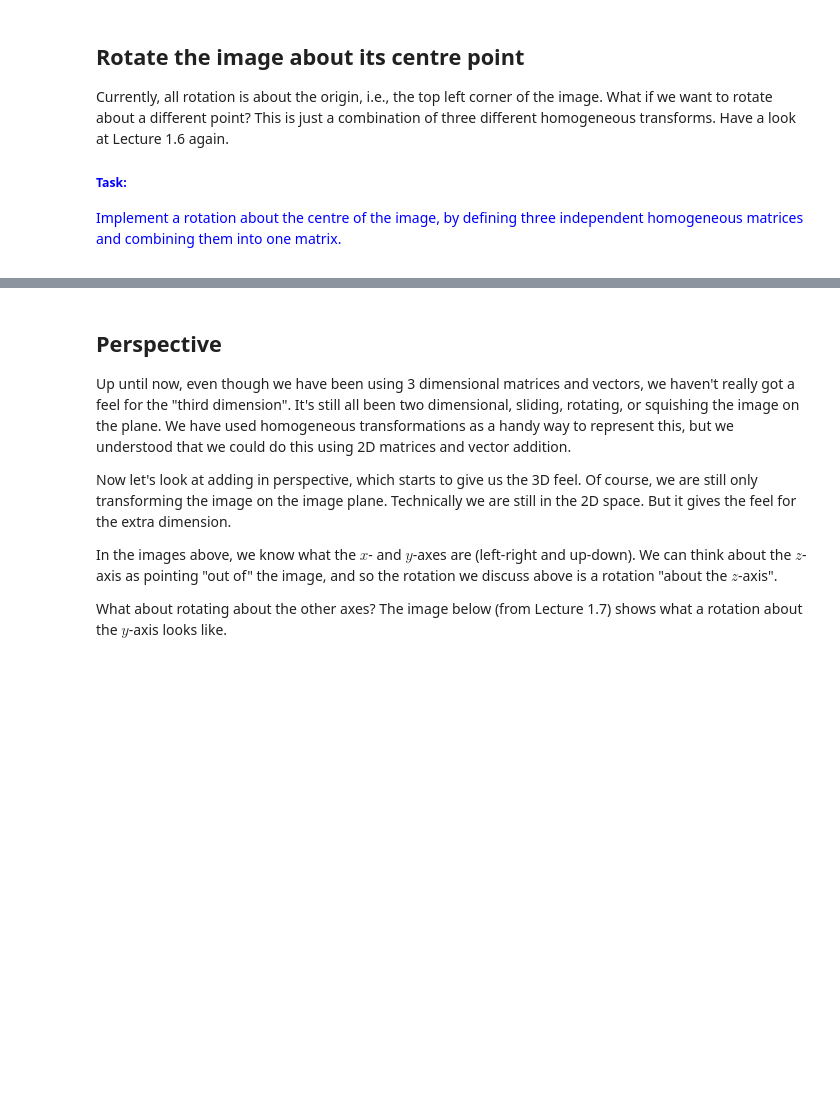
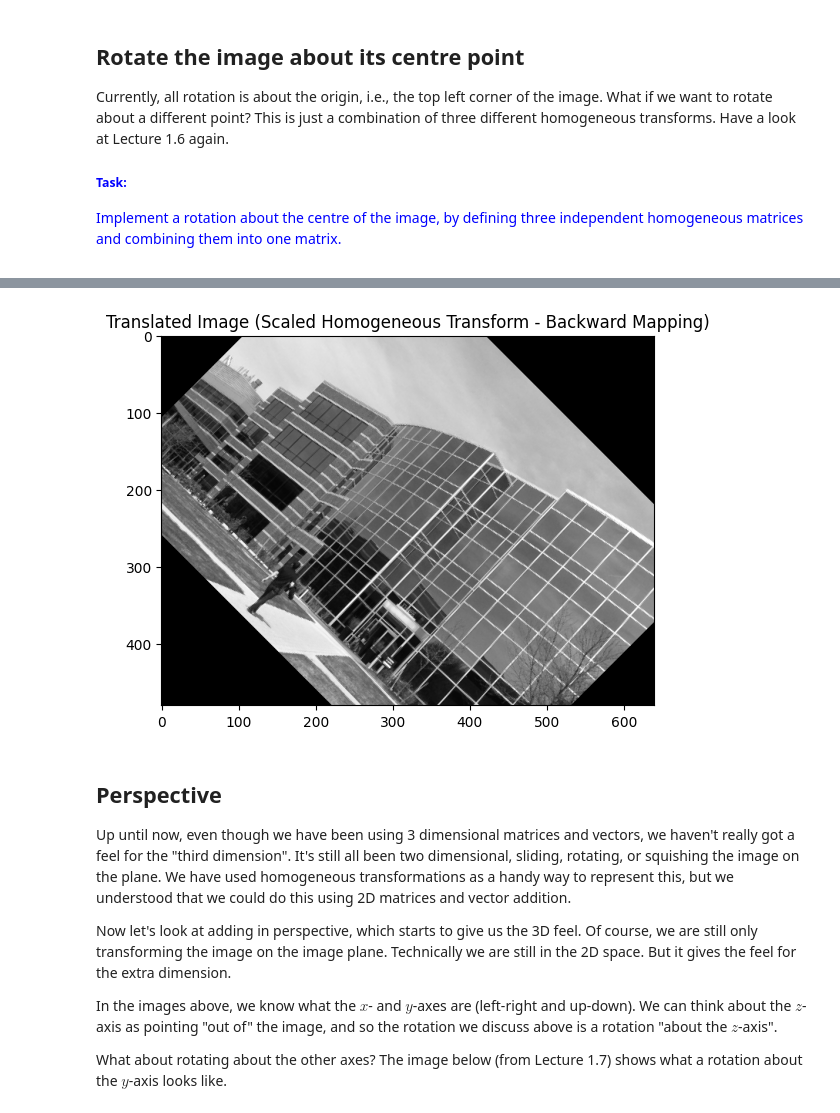
Before and after one commit to JamesBishop1973-coder/JamesB_CE5002_geom_vis, a Jupyter notebook: ETV1/Assignment1b_ProjectiveTransforms_9117504_JB.ipynb, the cells around one changed output, grey strips where cells are left out. Saved outputs shown, nothing was run; the diff lists cells and outputs as text; code cells hidden in the pictures; blank space fills up the shorter version.

Commit message:
added rotation about centre point

```diff
--- a/ETV1/Assignment1b_ProjectiveTransforms_9117504_JB.ipynb
+++ b/ETV1/Assignment1b_ProjectiveTransforms_9117504_JB.ipynb
@@ -446,3 +446,89 @@ Implement a rotation about the centre of the image, by defining three independen
 # %%
 ##################
 # Your code here
+
+# Rotate image about it's centre point.
+
+# Create a new empty image of the size of the original
+img_out = np.zeros(img.shape)
+
+#First find centre point of the image and it's distance from the origin to calculate the translation factors
+center_x = img.shape[1] // 2
+center_y = img.shape[0] // 2
+print(f"Image center: x={center_x}, y={center_y}")
+
+#Call the translation factors qx and qy as described in Lecture 1.6
+qx=center_x
+qy=center_y
+
+#Define the homogenous translation matrix (subtractive)
+T_h_n = np.array([
+                  [1, 0, -qx],
+                  [0, 1, -qy],
+                  [0, 0, 1]])
+#Now calculate it's inverse
+T_h_n_inv = np.linalg.inv(T_h_n)
+
+#Define the homogenous translation matrix (additive)
+T_h_p = np.array([
+                  [1, 0, qx],
+                  [0, 1, qy],
+                  [0, 0, 1]])
+#Now calculate it's inverse
+T_h_p_inv = np.linalg.inv(T_h_p)
+
+#Angle of rotation
+angle_in_degrees = 45
+
+# Calculate angle in radians
+theta = np.radians(angle_in_degrees) # Convert degrees to radians if needed
+
+# Create the Rotation Matrix
+T_r= np.array([
+    [np.cos(theta), -np.sin(theta), 0],
+    [np.sin(theta),  np.cos(theta), 0],
+    [0,0,1]])
+
+#Calculate the inverse of the rotation matrix
+T_r_inv = np.linalg.inv(T_r)
+
+#Combine the three independent homogenous matrices into one matrix T_comb
+T_comb = T_h_p @ T_r @ T_h_n
+print(T_comb)
+
+#Get the inverse of T_comb
+T_comb_inv = np.linalg.inv(T_comb)
+print(T_comb_inv)
+
+
+bound_err_cnt = 0
+
+for y_out in range(img_out.shape[0]):
+    for x_out in range(img_out.shape[1]):
+        pt_out_h = np.array([x_out, y_out, 1])
+
+        # Apply the inverse transform to get the original coordinate, '_fl' denotes 'float'
+        pt_orig_h_fl = T_comb_inv  @ pt_out_h
+
+        # As per instruction, no de-homogenization, just take the first two elements of the inverse transformed vector
+        x_orig_fl = pt_orig_h_fl[0]
+        y_orig_fl = pt_orig_h_fl[1]
+
+
+        # Perform rounding to nearest integer,
+        # this also performs nearest neighbours interpolation
+        x_orig = int(np.rint(x_orig_fl))
+        y_orig = int(np.rint(y_orig_fl))
+
+         # check that the original co-ordinates are within the input image bounds
+        if 0 <= y_orig < img.shape[0] and 0 <= x_orig < img.shape[1]:
+            # Copy the pixel value from the input space to the output space
+            img_out[y_out, x_out] = img[y_orig, x_orig] # Corrected from img_out_h
+        else:
+            bound_err_cnt += 1
+print(f"There were {bound_err_cnt_h} attempts to read outside the original image boundary (Homogeneous Transform)")
+
+plt.imshow(img_out, cmap='gray') # Corrected from img_out_h
+plt.title('Translated Image (Scaled Homogeneous Transform - Backward Mapping)')
+plt.show()
+# %% [output]
@@ -449,3 +543,4 @@ Implement a rotation about the centre of the image, by defining three independen
+[figure, added]
 # %% [markdown]
 ## Perspective
 
```
Also changed, not shown: parts of 2 cells of this notebook.
